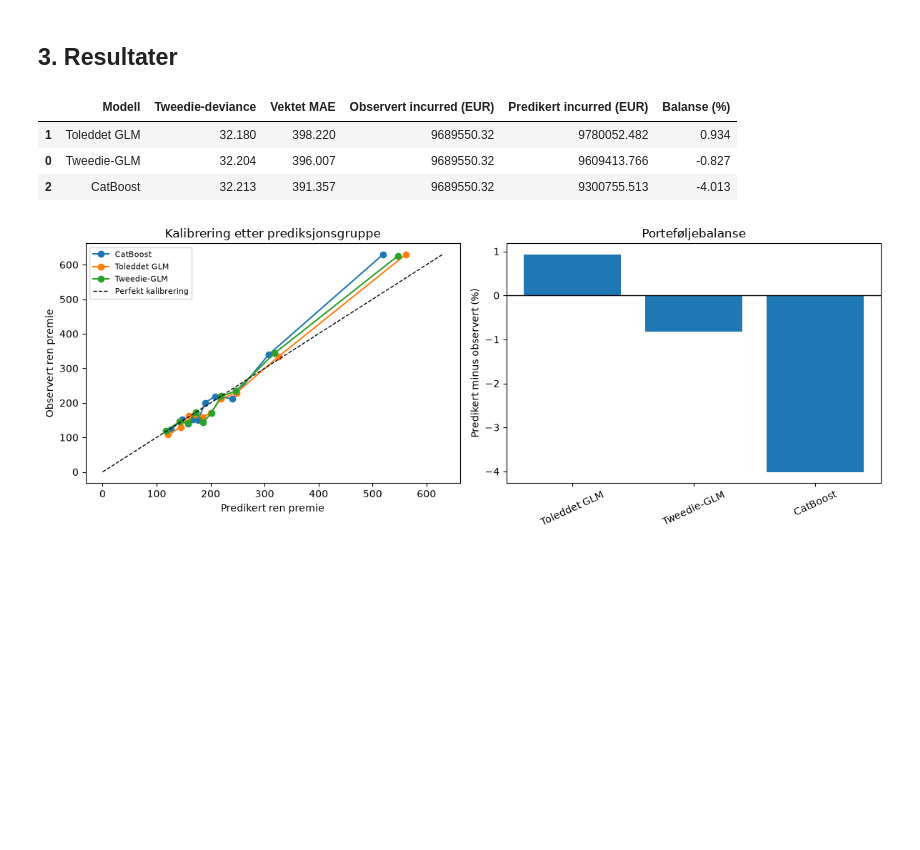
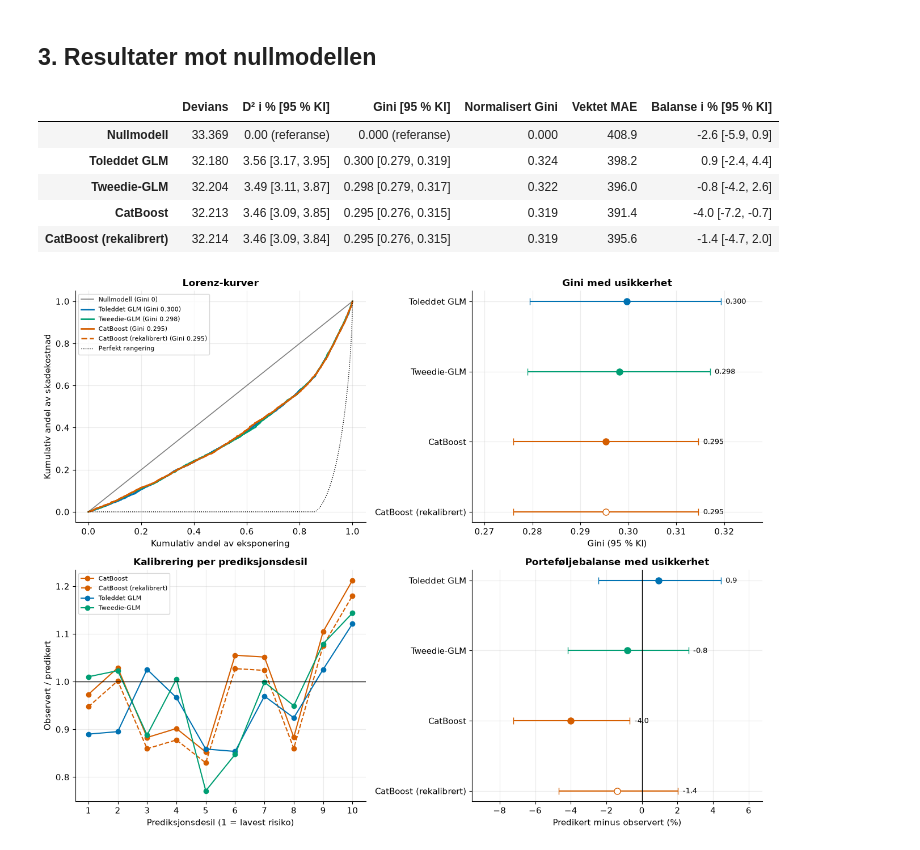
Before and after one commit to MarkusBjerkaas/Motor-Insurance-GLM-ML, a Jupyter notebook: model_results.ipynb, the cells around one changed output. Drawn from its saved outputs; the diff is of its cells as text; code cells hidden in the pictures; blank space fills up the shorter version.

Commit message:
checkpoint: nullmodell, Gini, parvis bootstrap og rekalibrert CatBoost i model_results
Co-Authored-By: Claude Sonnet 5 <noreply@anthropic.com>

```diff
--- a/model_results.ipynb
+++ b/model_results.ipynb
@@ -10,18 +13,33 @@ og **CatBoost**. Modellene er spesifisert og refittet på 2022–2023 i egne not
 2024 er ikke brukt til modellvalg, seleksjon eller tuning. Testlåsen er aktiv:
 ingen 2024-data leses før `RUN_2024_EVALUATION` og godkjenningskoden bevisst settes.
 # %%
+import matplotlib.pyplot as plt
+import numpy as np
 from IPython.display import display
 
 from src_core_glm.model_data import build_development_frames
+from src_model_comparison.comparison_plots import (
+    plot_model_comparison,
+    plot_pairwise_forest,
+)
+from src_model_comparison.gini_bootstrap import (
+    NULL_MODEL,
+    build_model_summary,
+    build_pairwise_table,
+    format_model_summary,
+    format_pairwise_table,
+    paired_bootstrap,
+)
 from src_model_comparison.locked_models import load_locked_model
+from src_model_comparison.recalibration import estimate_level_factor
 from src_model_comparison.test_evaluation import (
     build_approved_test_frame,
     build_calibration_table,
     evaluate_pricing_models,
-    plot_test_comparison,
 )
 
 TWEEDIE_POWER = 1.744  # samme avrundede p som i CatBoost og protokollen under
+N_BOOT = 10_000  # antall bootstrap-utvalg
 RUN_2024_EVALUATION = True  # godkjent av prosjekteier etter at alle modeller er låst
 APPROVAL_CODE = "APPROVED_2024_TEST_EVALUATION"
 # %% [markdown]
@@ -71,13 +110,21 @@ parametere) står i hver modellnotebook.
 # %%
-# Lås opp de lagrede modellene. Brand-poolingen læres kun fra 2022–2023.
-retained_brands = build_development_frames()["retained_brands"]
+# Lås opp de lagrede modellene. Brand-poolingen og nullmodellen læres kun fra 2022–2023.
+development_frames = build_development_frames()
+development = development_frames["development"]
+retained_brands = development_frames["retained_brands"]
 frequency_model = load_locked_model("frequency")
 severity_model = load_locked_model("severity")
 tweedie_model = load_locked_model("tweedie")
 catboost_model = load_locked_model("catboost")
 
+null_rate = development["property_incurred"].sum() / development["total_exposure"].sum()
+level_factor = estimate_level_factor(catboost_model, development)
+print(f"Nullmodell: {null_rate:.1f} EUR per eksponeringsår; nivåfaktor c = {level_factor:.4f}")
+
 prediction_functions = {
+    NULL_MODEL: lambda frame: np.full(len(frame), null_rate),
+    "Toleddet GLM": lambda frame: frequency_model(frame) * severity_model(frame),
     "Tweedie-GLM": tweedie_model,
-    "Toleddet GLM": lambda frame: frequency_model(frame) * severity_model(frame),
     "CatBoost": catboost_model,
+    "CatBoost (rekalibrert)": lambda frame: level_factor * catboost_model(frame),
 }
@@ -98,20 +158,29 @@ if RUN_2024_EVALUATION:
     results, predictions = evaluate_pricing_models(
         test_frame, prediction_functions, power=TWEEDIE_POWER
     )
-    calibration = build_calibration_table(test_frame, predictions)
+    boot = paired_bootstrap(
+        test_frame, predictions, TWEEDIE_POWER, n_boot=N_BOOT, seed=100
+    )
+    summary = build_model_summary(results, test_frame, boot)
+    model_predictions = {k: v for k, v in predictions.items() if k != NULL_MODEL}
+    calibration = build_calibration_table(test_frame, model_predictions)
 # %% [markdown]
-## 3. Resultater
+## 3. Resultater mot nullmodellen
 # %%
 if RUN_2024_EVALUATION:
-    display(results.round(3))
+    display(format_model_summary(summary))
 # %% [output]
-|  | Modell | Tweedie-deviance | Vektet MAE | Observert incurred (EUR) | Predikert incurred (EUR) | Balanse (%) |
-| 1 | Toleddet GLM | 32.180 | 398.220 | 9689550.32 | 9780052.482 | 0.934 |
-| 0 | Tweedie-GLM | 32.204 | 396.007 | 9689550.32 | 9609413.766 | -0.827 |
-| 2 | CatBoost | 32.213 | 391.357 | 9689550.32 | 9300755.513 | -4.013 |
+|  | Devians | D² i % [95 % KI] | Gini [95 % KI] | Normalisert Gini | Vektet MAE | Balanse i % [95 % KI] |
+| Nullmodell | 33.369 | 0.00 (referanse) | 0.000 (referanse) | 0.000 | 408.9 | -2.6 [-5.9, 0.9] |
+| Toleddet GLM | 32.180 | 3.56 [3.17, 3.95] | 0.300 [0.279, 0.319] | 0.324 | 398.2 | 0.9 [-2.4, 4.4] |
+| Tweedie-GLM | 32.204 | 3.49 [3.11, 3.87] | 0.298 [0.279, 0.317] | 0.322 | 396.0 | -0.8 [-4.2, 2.6] |
+| CatBoost | 32.213 | 3.46 [3.09, 3.85] | 0.295 [0.276, 0.315] | 0.319 | 391.4 | -4.0 [-7.2, -0.7] |
+| CatBoost (rekalibrert) | 32.214 | 3.46 [3.09, 3.84] | 0.295 [0.276, 0.315] | 0.319 | 395.6 | -1.4 [-4.7, 2.0] |
 # %%
 if RUN_2024_EVALUATION:
-    figure = plot_test_comparison(results, calibration)
+    figure = plot_model_comparison(test_frame, predictions, calibration, summary)
+    display(figure)
+    plt.close(figure)
 # %% [output]
-[figure, old version]
+[figure, new version]
 # %% [markdown]
```
Also changed, not shown: parts of 9 cells of this notebook, 5 other files.
